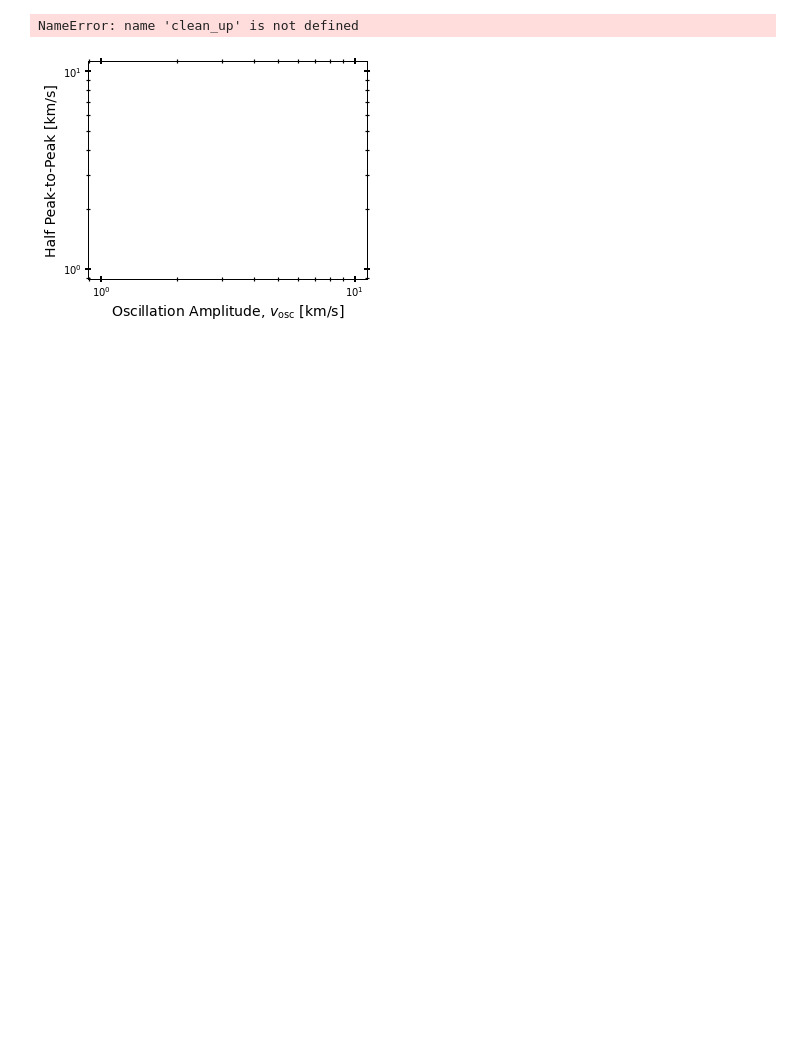
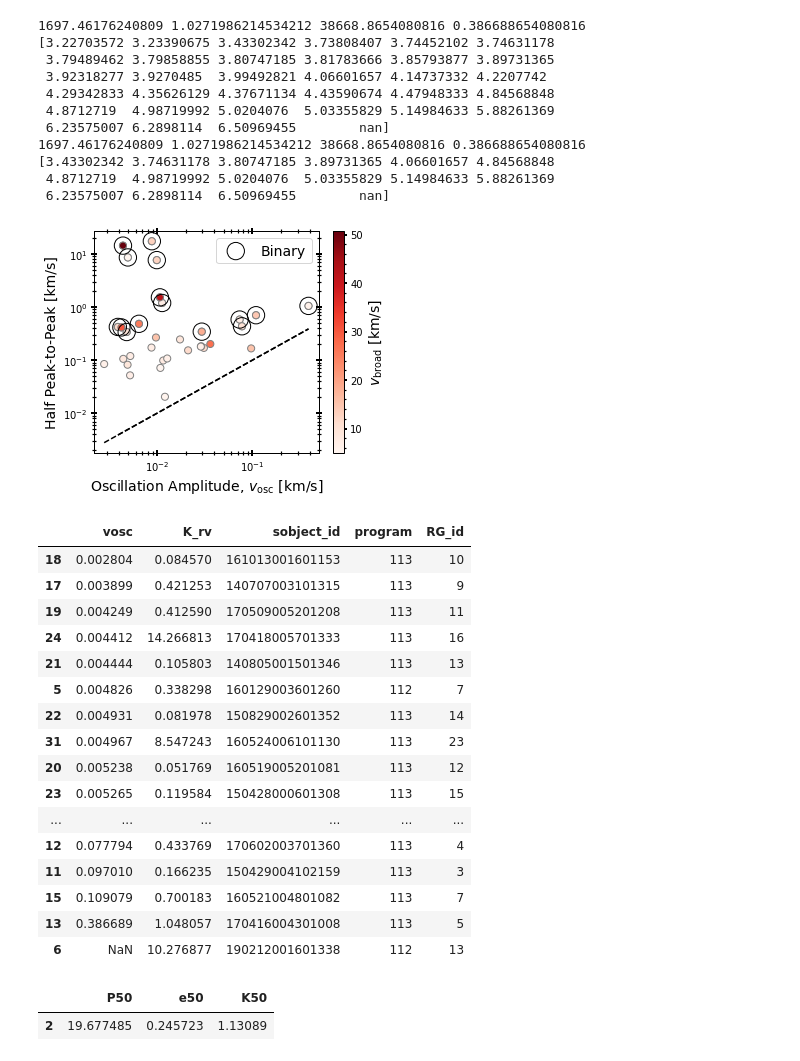
Before and after one commit to MaryumSayeed/ESPRESSO, a Jupyter notebook: scripts/make_tables.ipynb, the cells around one changed output. Drawn from its saved outputs; the diff is of its cells as text; code cells hidden in the pictures; blank space fills up the shorter version.

```diff
--- a/scripts/make_tables.ipynb
+++ b/scripts/make_tables.ipynb
@@ -507,33 +514,60 @@ def rv_variable(df, ax,binary=False):
     d1['mean_rv_err'] = all_rv_err
 
         #print(K,mean_rv_err)
 
     #ax1.scatter(d1.K_rv,d1.mean_rv_err)
 #     np.log10(d1.K_rv*1000/d1.vosc)
     im=ax.scatter(d1.vosc,d1.K_rv,c=d1.vbroad,cmap='Reds',ec='grey',s=50)
     if binary:
         ax.scatter(d1.vosc,d1.K_rv,fc='None',ec='k',s=300,label='Binary')
     ax.legend()
     line = np.linspace(min(d1.vosc),max(d1.vosc),1000)
     ax.plot(line, line, c='k', ls='dashed')
 
     print(np.sort(np.log10(d1.K_rv*1000/d1.vosc)))
     return im, d1
 
 plt.figure(figsize=(5,4))
 ax=plt.subplot(111)
 ax.set_ylabel('Half Peak-to-Peak [km/s]')
 
 ax.set_xlabel(r'Oscillation Amplitude, $v_{\rm osc}$ [km/s]')
 ax.set_xscale('log')
 ax.set_yscale('log')
 im,d1=rv_variable(rv_df,ax)
 plt.colorbar(im,label=r'$v_{\rm broad}$ [km/s]')
 _=rv_variable(table4,ax,binary=True)
 plt.tight_layout()
 # plt.savefig('../plots/vosc_%s.png'%DATE,bbox_inches='tight',dpi=150)
 plt.show()
-d1[['vosc','K_rv','sobject_id']].sort_values(by=['vosc'])
+d1[['vosc','K_rv','sobject_id','program','RG_id']].sort_values(by=['vosc'])
 # %% [output]
-NameError: name 'clean_up' is not defined
+1697.46176240809 1.0271986214534212 38668.8654080816 0.386688654080816
+[3.22703572 3.23390675 3.43302342 3.73808407 3.74452102 3.74631178
+ 3.79489462 3.79858855 3.80747185 3.81783666 3.85793877 3.89731365
+ 3.92318277 3.9270485  3.99492821 4.06601657 4.14737332 4.2207742
+ 4.29342833 4.35626129 4.37671134 4.43590674 4.47948333 4.84568848
+ 4.8712719  4.98719992 5.0204076  5.03355829 5.14984633 5.88261369
+ 6.23575007 6.2898114  6.50969455        nan]
+1697.46176240809 1.0271986214534212 38668.8654080816 0.386688654080816
+[3.43302342 3.74631178 3.80747185 3.89731365 4.06601657 4.84568848
+ 4.8712719  4.98719992 5.0204076  5.03355829 5.14984633 5.88261369
+ 6.23575007 6.2898114  6.50969455        nan]
-[figure, old version]
+[figure, new version]
+|  | vosc | K_rv | sobject_id | program | RG_id |
+| 18 | 0.002804 | 0.084570 | 161013001601153 | 113 | 10 |
+| 17 | 0.003899 | 0.421253 | 140707003101315 | 113 | 9 |
+| 19 | 0.004249 | 0.412590 | 170509005201208 | 113 | 11 |
+| 24 | 0.004412 | 14.266813 | 170418005701333 | 113 | 16 |
+| 21 | 0.004444 | 0.105803 | 140805001501346 | 113 | 13 |
+| 5 | 0.004826 | 0.338298 | 160129003601260 | 112 | 7 |
+| 22 | 0.004931 | 0.081978 | 150829002601352 | 113 | 14 |
+| 31 | 0.004967 | 8.547243 | 160524006101130 | 113 | 23 |
+| 20 | 0.005238 | 0.051769 | 160519005201081 | 113 | 12 |
+| 23 | 0.005265 | 0.119584 | 150428000601308 | 113 | 15 |
+| ... | ... | ... | ... | ... | ... |
+| 12 | 0.077794 | 0.433769 | 170602003701360 | 113 | 4 |
+| 11 | 0.097010 | 0.166235 | 150429004102159 | 113 | 3 |
+| 15 | 0.109079 | 0.700183 | 160521004801082 | 113 | 7 |
+| 13 | 0.386689 | 1.048057 | 170416004301008 | 113 | 5 |
+| 6 | NaN | 10.276877 | 190212001601338 | 112 | 13 |
@@ -546,3 +574,8 @@ d1[d1.sobject_id==170416004301008][['Li_val','vosc','vbroad','K_rv','program','R
+# %%
+table4[(table4.program==113) & (table4.RG_id==5)][['P50','e50','K50']]
+# %% [output]
+|  | P50 | e50 | K50 |
+| 2 | 19.677485 | 0.245723 | 1.13089 |
 # %%
 def compare_adamow(df):
     '''
```
Also changed, not shown: parts of 34 cells of this notebook, 3 other files.
